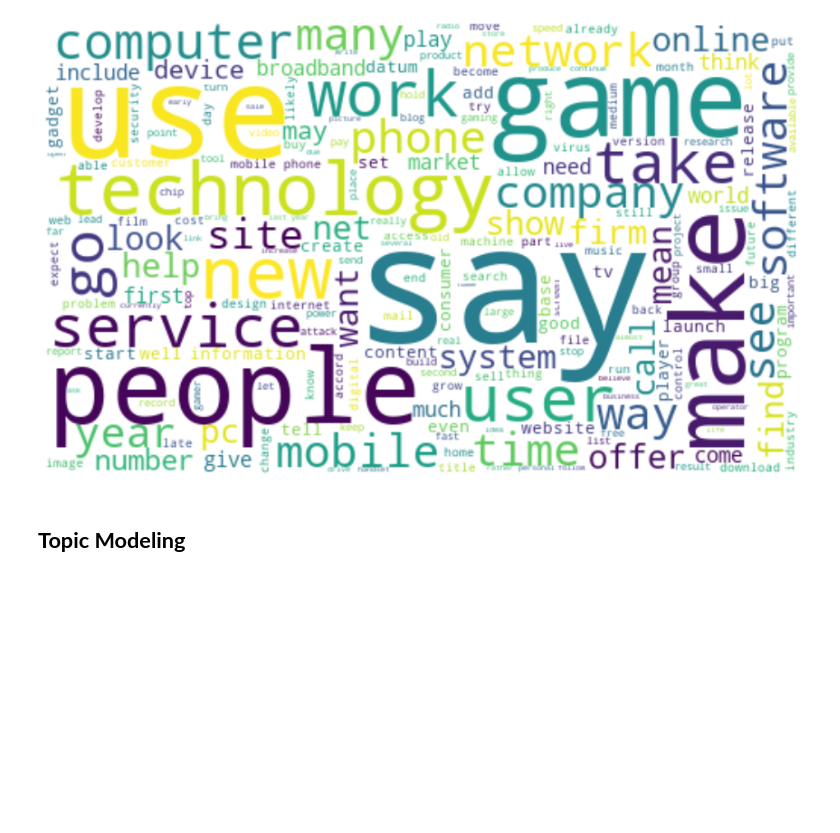
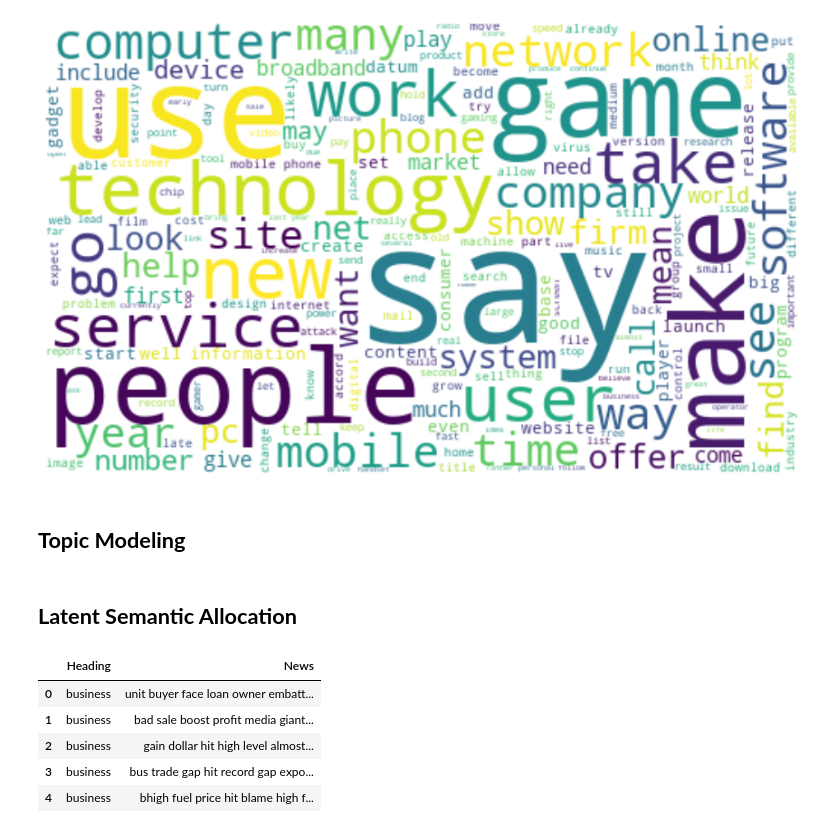
Before and after one commit to dushyantmaharshi/Topic-Modeling-on-News-Articles-Clustering--Capstone-Project, a Jupyter notebook: Copy_of_Topic_Modeling_on_News_Articles_Capstone_Project.ipynb, the cells around one changed output. Drawn from its saved outputs; the diff is of its cells as text; code cells hidden in the pictures; blank space fills up the shorter version.

```diff
--- a/Copy_of_Topic_Modeling_on_News_Articles_Capstone_Project.ipynb
+++ b/Copy_of_Topic_Modeling_on_News_Articles_Capstone_Project.ipynb
@@ -438,3 +438,5 @@ plt.show()
 [figure]
 # %% [markdown]
 ## **Topic Modeling**
+# %% [markdown]
+## **Latent Semantic Allocation**
@@ -440,0 +446,9 @@ plt.show()
+# %%
+lsa_df.head()
+# %% [output]
+|  | Heading | News |
+| 0 | business | unit buyer face loan owner embatt... |
+| 1 | business | bad sale boost profit media giant... |
+| 2 | business | gain dollar hit high level almost... |
+| 3 | business | bus trade gap hit record gap expo... |
+| 4 | business | bhigh fuel price hit blame high f... |
```
Also changed, not shown: parts of 21 cells of this notebook.
